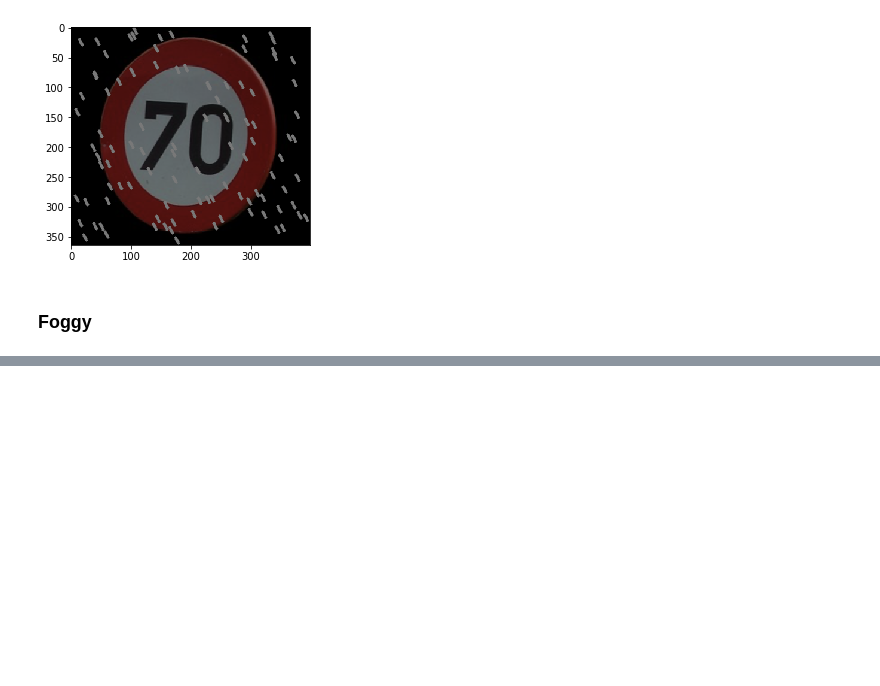
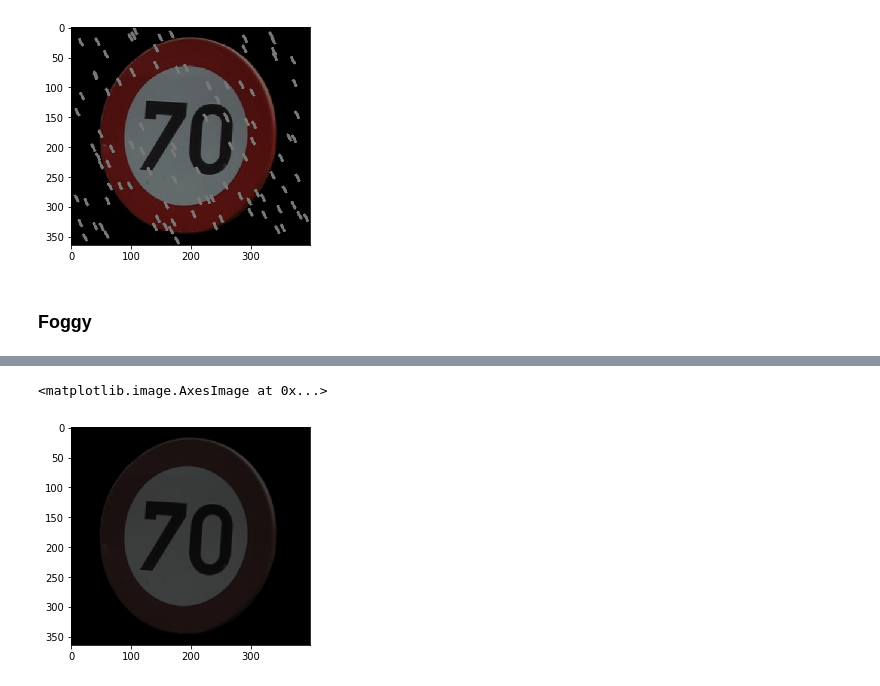
Before and after one commit to wh153/IDS705FinalProject, a Jupyter notebook: Image Augmentation.ipynb, the cells around one changed output, grey strips where cells are left out. Saved outputs shown, nothing was run; the diff lists cells and outputs as text; code cells hidden in the pictures; blank space fills up the shorter version.

```diff
--- a/Image Augmentation.ipynb
+++ b/Image Augmentation.ipynb
@@ -217,0 +220,22 @@ plt.imshow(new_image)
+# %%
+def extreme_dark(img):
+    image = img.copy()
+    imagePIL = Image.fromarray(np.uint8(image)).convert('RGB')
+
+    # reduce brightness
+    enhancer = ImageEnhance.Brightness(imagePIL)
+    imagePIL = enhancer.enhance(0.3)
+
+    # reduce satuation
+    enhancer = ImageEnhance.Color(imagePIL)
+    imagePIL = enhancer.enhance(0.3)
+
+    # add slight blur
+    image = np.array(imagePIL)
+    image = cv2.blur(image, (2, 2))
+    return image
+# %%
+plt.imshow(extreme_dark(img2))
+# %% [output]
+<matplotlib.image.AxesImage at 0x...>
+[figure, added]
```
Also changed, not shown: parts of 9 cells of this notebook.
